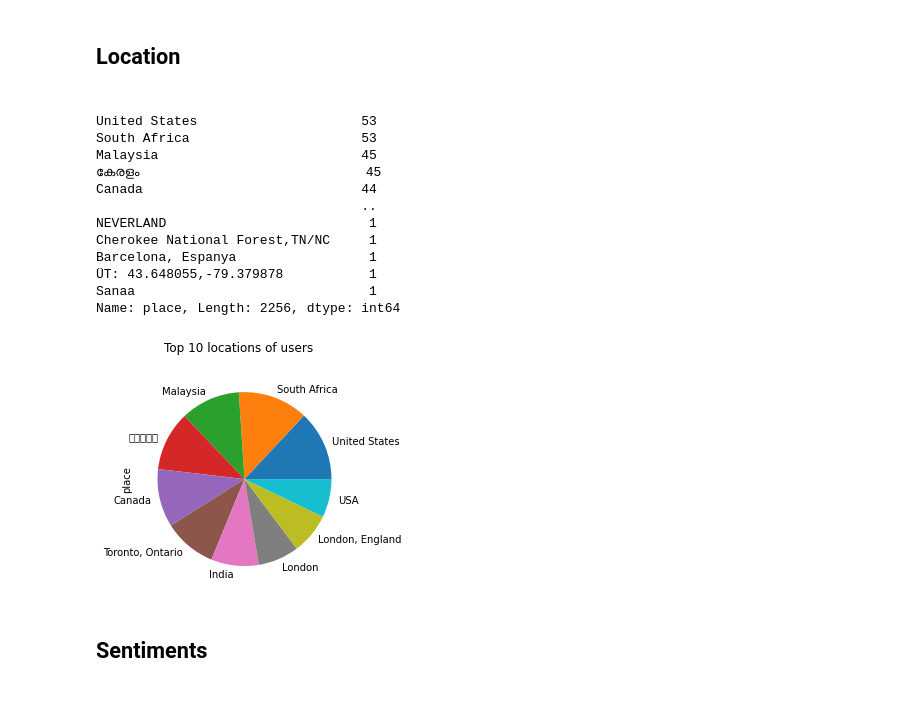
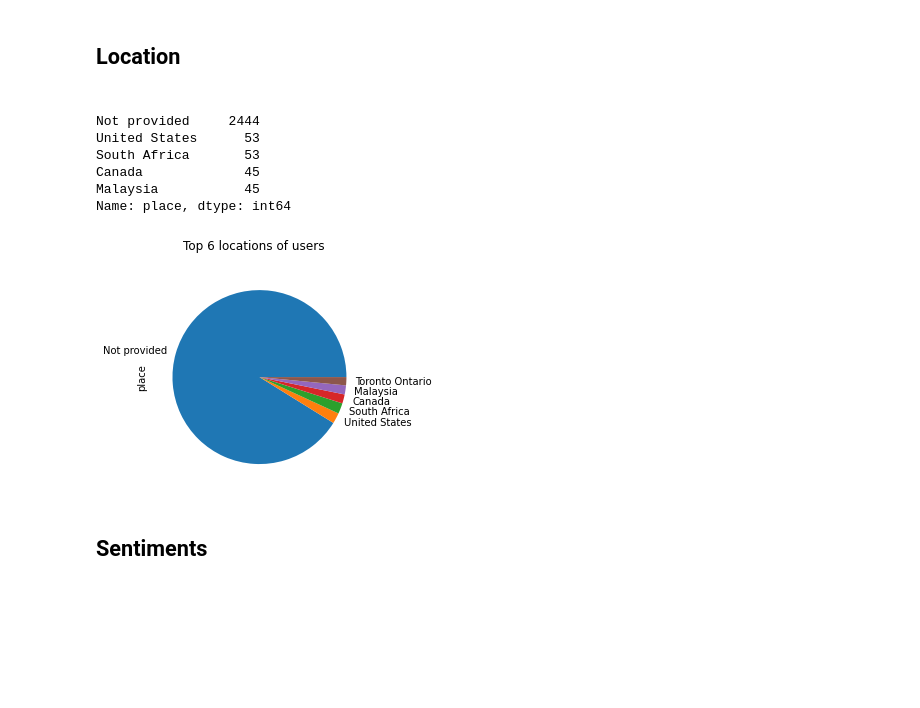
Before and after one commit to zelalemgetahun9374/Twitter-Data-Analysis, a Jupyter notebook: Notebooks/Data_preprocessing_and_exploration.ipynb, the cells around one changed output. Drawn from its saved outputs; the diff is of its cells as text; code cells hidden in the pictures; blank space fills up the shorter version.

```diff
--- a/Notebooks/Data_preprocessing_and_exploration.ipynb
+++ b/Notebooks/Data_preprocessing_and_exploration.ipynb
@@ -204,25 +191,19 @@ tweets_df.describe()
 # %% [markdown]
 <h2>Location<h2>
 # %%
-tweets_df.place.value_counts()
+tweets_df.place.value_counts().head()
 # %% [output]
-United States                     53
-South Africa                      53
-Malaysia                          45
-കേരളം                             45
-Canada                            44
-                                  ..
-NEVERLAND                          1
-Cherokee National Forest,TN/NC     1
-Barcelona, Espanya                 1
-ÜT: 43.648055,-79.379878           1
-Sanaa                              1
-Name: place, Length: 2256, dtype: int64
+Not provided     2444
+United States      53
+South Africa       53
+Canada             45
+Malaysia           45
+Name: place, dtype: int64
 # %%
 # top 10 locations of users
-top_locations = tweets_df.place.value_counts().head(10)
-top_locations.plot(kind="pie", subplots=True, title="Top 10 locations of users");
+top_locations = tweets_df.place.value_counts().head(6)
+top_locations.plot(kind="pie", subplots=True, title="Top 6 locations of users");
 # %% [output]
-[figure, old version]
+[figure, new version]
 # %% [markdown]
 <h2>Sentiments<h2>
```
Also changed, not shown: parts of 32 cells of this notebook, 4 other files.
